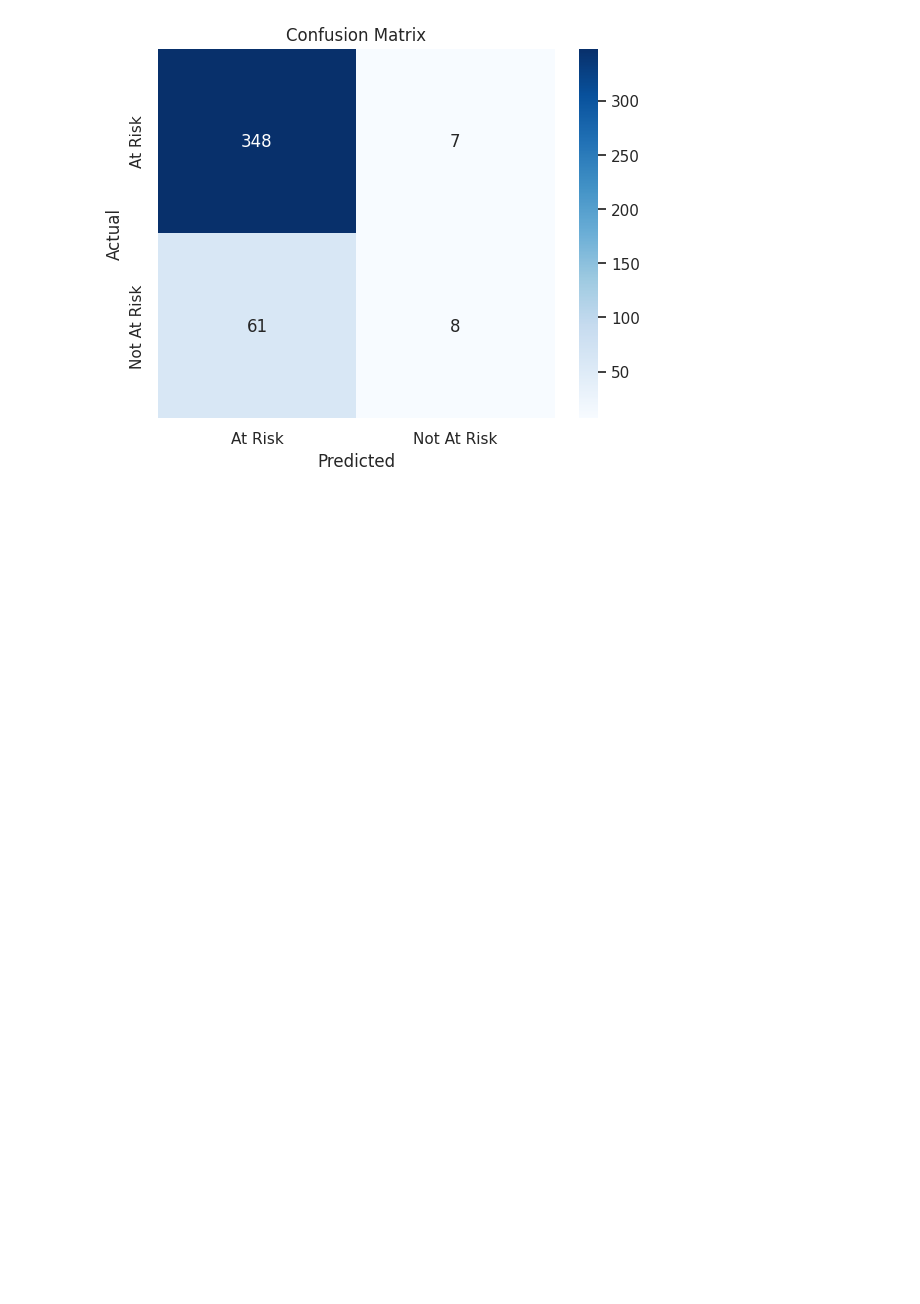
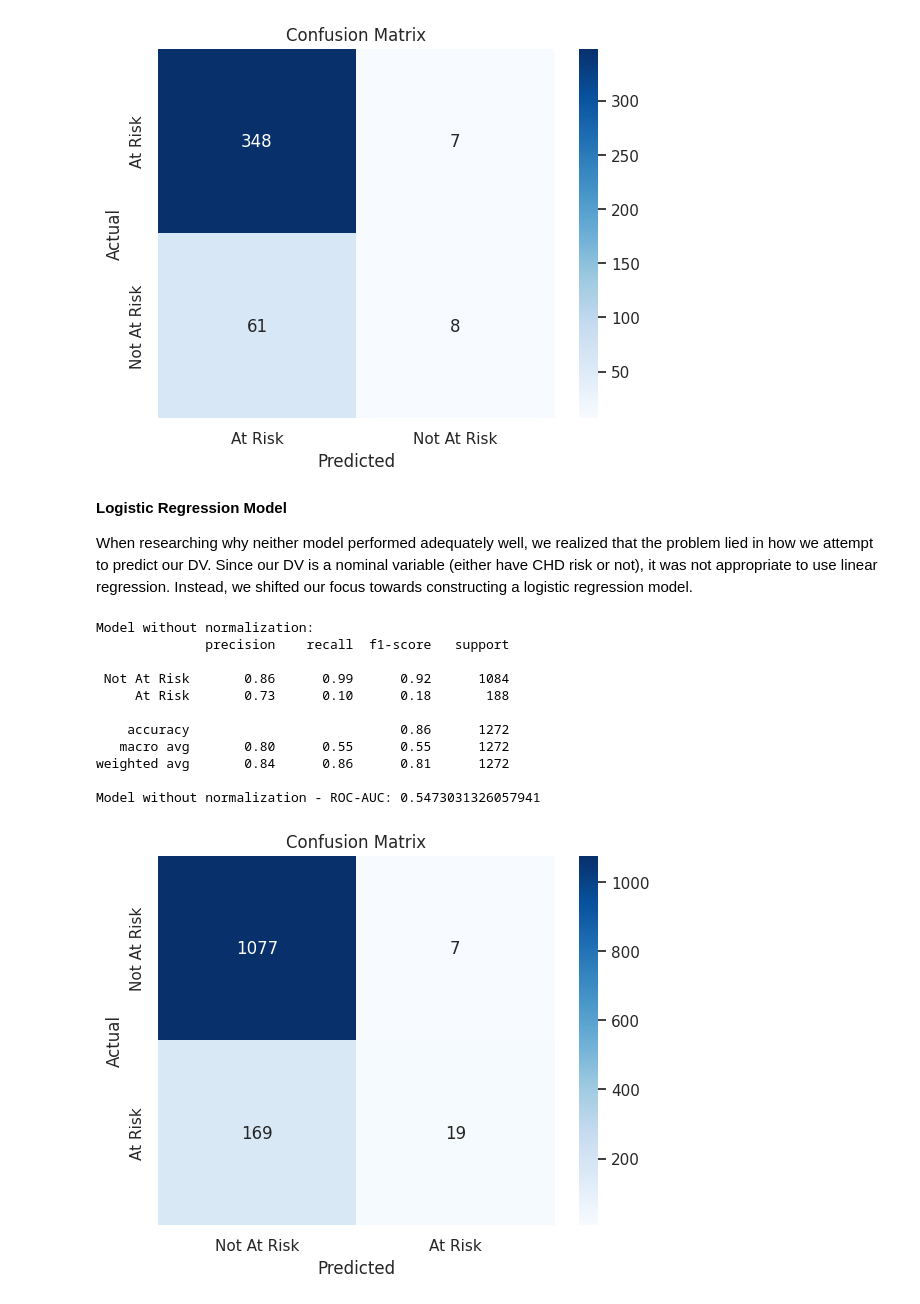
Before and after one commit to hallbt20/ISDS7070_Project, a Jupyter notebook: Group 5_ISDS7070_Assignment5.ipynb, the cells around one changed output. Cells and saved outputs as stored; diff of their text form; code cells hidden in the pictures; blank space fills up the shorter version.

```diff
--- a/Group 5_ISDS7070_Assignment5.ipynb
+++ b/Group 5_ISDS7070_Assignment5.ipynb
@@ -428,3 +429,57 @@ plt.title('Confusion Matrix')
 plt.show()
 # %% [output]
 [figure]
+# %% [markdown]
+**Logistic Regression Model**
+
+When researching why neither model performed adequately well, we realized that the problem lied in how we attempt to predict our DV. Since our DV is a nominal variable (either have CHD risk or not), it was not appropriate to use linear regression. Instead, we shifted our focus towards constructing a logistic regression model.
+# %%
+# Define IVs and DV
+dependent_variable = 'TenYearCHD'
+independent_variables = list(df_chd.columns[:-1])
+
+# Prepare data for modeling
+X = df_chd[independent_variables]
+y = df_chd[dependent_variable]
+
+# Split the data into training and testing sets
+X_train, X_test, y_train, y_test = train_test_split(X, y, test_size=0.3, random_state=42)
+
+# Build and train the logistic regression model
+model = LogisticRegression(penalty='l1', solver='liblinear', max_iter=5000)
+model.fit(X_train, y_train)
+
+# Make predictions on the test set
+y_pred = model.predict(X_test)
+
+# Print classification report for evaluation
+print("Model without normalization:")
+print(classification_report(y_test, y_pred, target_names=['Not At Risk', 'At Risk']))
+
+# Calculate accuracy for the model without normalization
+roc_auc = roc_auc_score(y_test, y_pred)
+print("Model without normalization - ROC-AUC:", roc_auc)
+
+# Create the confusion matrix
+conf_matrix = confusion_matrix(y_test, y_pred)
+tick_labels=['Not At Risk', 'At Risk']
+
+# Plot the confusion matrix using seaborn
+sns.heatmap(conf_matrix, annot=True, fmt='d', cmap='Blues', xticklabels=tick_labels, yticklabels=tick_labels)
+plt.xlabel('Predicted')
+plt.ylabel('Actual')
+plt.title('Confusion Matrix')
+plt.show()
+# %% [output]
+Model without normalization:
+              precision    recall  f1-score   support
+
+ Not At Risk       0.86      0.99      0.92      1084
+     At Risk       0.73      0.10      0.18       188
+
+    accuracy                           0.86      1272
+   macro avg       0.80      0.55      0.55      1272
+weighted avg       0.84      0.86      0.81      1272
+
+Model without normalization - ROC-AUC: 0.5473031326057941
+[figure, added]
```
Also changed, not shown: parts of 13 cells of this notebook.
